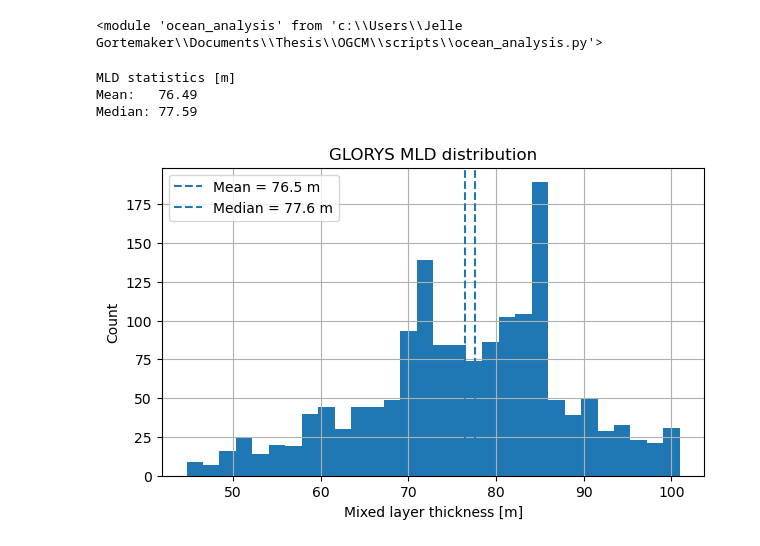
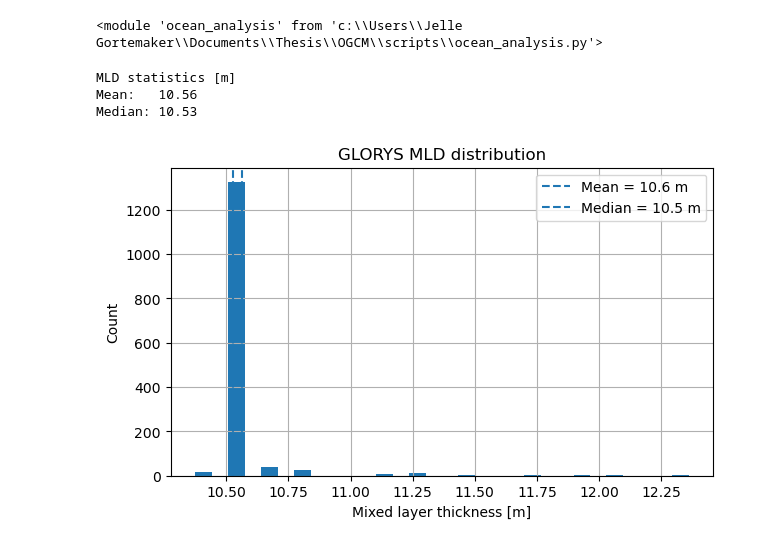
Before and after one commit to Jelle-Gortemaker/Thesis, a Jupyter notebook: OGCM/notebooks/Vertical_slice_to_2D.ipynb, the cells around one changed output. Drawn from its saved outputs; the diff is of its cells as text; code cells hidden in the pictures.

```diff
--- a/OGCM/notebooks/Vertical_slice_to_2D.ipynb
+++ b/OGCM/notebooks/Vertical_slice_to_2D.ipynb
@@ -15,46 +15,46 @@ importlib.reload(oa)
 # %% [output]
 <module 'ocean_analysis' from 'c:\\Users\\Jelle Gortemaker\\Documents\\Thesis\\OGCM\\scripts\\ocean_analysis.py'>
 # %%
-GLORYS_file = "../data/input/GPGP_feb2020_3D_37.0_40.0_147.76_144.24.nc"
+GLORYS_file = "../data/input/GPGP_aug2020_3D_28.5_31.5_140.66_137.34.nc"
 
-case_name = "run_aug1"
+case_name = "run_aug2"
 
 MITgcm_interp_file = f"../../z.flow_postprocessing/data/input/{case_name}.nc"
 output_file = f"MITgcm_spinup_256x256_{case_name}_2D"
-delR = [22.0]
+delR = [10.0]
 
 
 
 ds = xr.open_dataset(GLORYS_file)
 mld = ds["mlotst"]
 
 for tdim in ["time", "time_counter", "t"]:
     if tdim in mld.dims:
         mld = mld.mean(dim=tdim)
         break
 
 values = mld.values
 values = values[np.isfinite(values)]
 
 print("MLD statistics [m]")
 print(f"Mean:   {np.mean(values):.2f}")
 print(f"Median: {np.median(values):.2f}")
 
 plt.figure(figsize=(7, 4))
 plt.hist(values, bins=30)
 plt.axvline(np.mean(values), linestyle="--", label=f"Mean = {np.mean(values):.1f} m")
 plt.axvline(np.median(values), linestyle="--", label=f"Median = {np.median(values):.1f} m")
 plt.xlabel("Mixed layer thickness [m]")
 plt.ylabel("Count")
 plt.title("GLORYS MLD distribution")
 plt.legend()
 plt.grid(True)
 plt.show()
 # %% [output]
 MLD statistics [m]
-Mean:   76.49
-Median: 77.59
+Mean:   10.56
+Median: 10.53
-[figure, old version]
+[figure, new version]
 # %%
 oa.spinup_to_baro1_bin(
     input_nc=MITgcm_interp_file,
```
Also changed, not shown: parts of 1 cell of this notebook, 2 other files.
